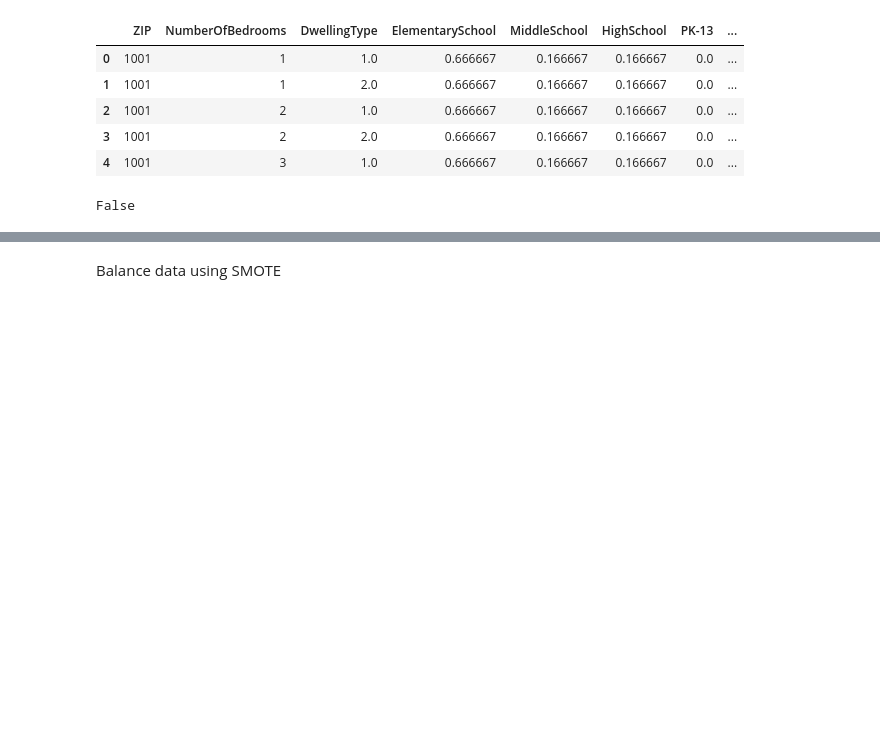
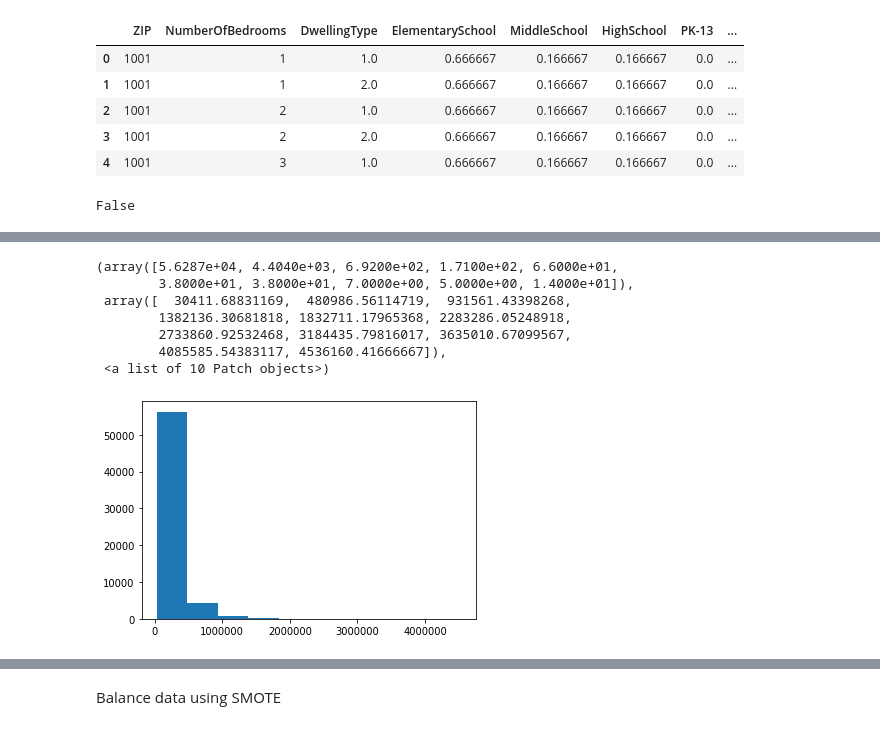
Before and after one commit to norgrenm/US_House_Price_Prediction, a Jupyter notebook: notebooks/DM-US_HousingData.ipynb, the cells around one changed output, grey strips where cells are left out. Drawn from its saved outputs; the diff is of its cells as text; code cells hidden in the pictures; blank space fills up the shorter version.

```diff
--- a/notebooks/DM-US_HousingData.ipynb
+++ b/notebooks/DM-US_HousingData.ipynb
@@ -1793,0 +1808,13 @@ False
+# %%
+# check the distribution plot
+from matplotlib import pyplot
+pyplot.hist(y)
+# %% [output]
+(array([5.6287e+04, 4.4040e+03, 6.9200e+02, 1.7100e+02, 6.6000e+01,
+        3.8000e+01, 3.8000e+01, 7.0000e+00, 5.0000e+00, 1.4000e+01]),
+ array([  30411.68831169,  480986.56114719,  931561.43398268,
+        1382136.30681818, 1832711.17965368, 2283286.05248918,
+        2733860.92532468, 3184435.79816017, 3635010.67099567,
+        4085585.54383117, 4536160.41666667]),
+ <a list of 10 Patch objects>)
+[figure, added]
```
Also changed, not shown: parts of 5 cells of this notebook.
